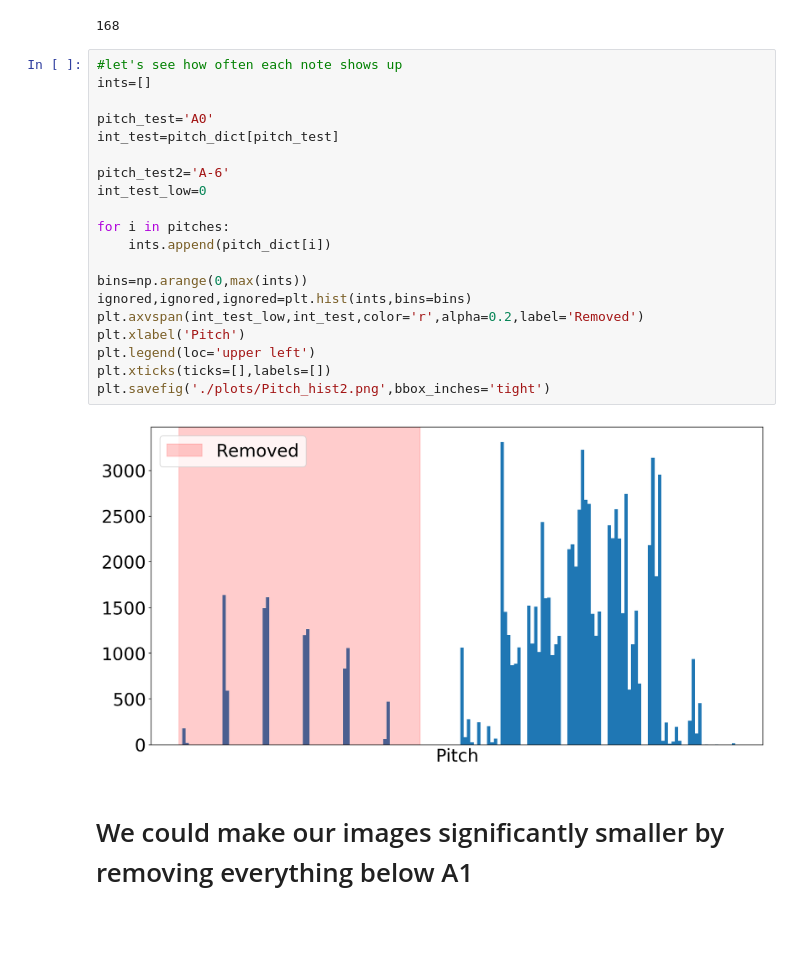
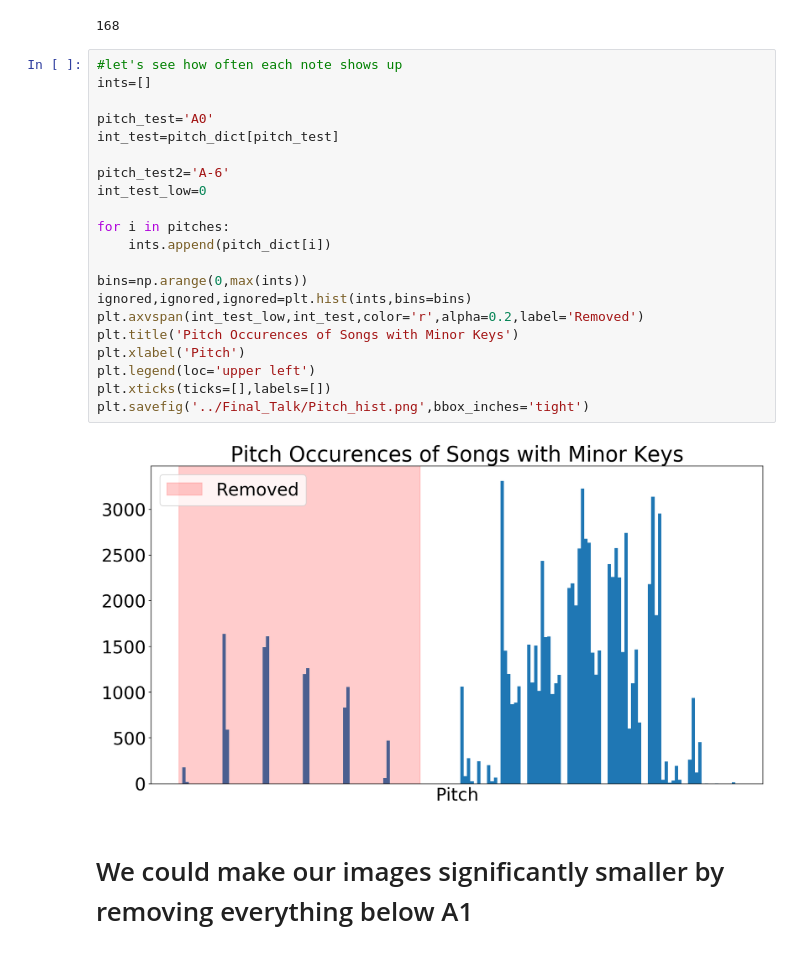
Before and after one commit to Collin-Dabbieri/GAN_Project, a Jupyter notebook: ConvGAN/Produce_Training_Data_Fifths.ipynb, the cells around one changed output. Drawn from its saved outputs; the diff is of its cells as text; blank space fills up the shorter version.

```diff
--- a/ConvGAN/Produce_Training_Data_Fifths.ipynb
+++ b/ConvGAN/Produce_Training_Data_Fifths.ipynb
@@ -212,25 +212,26 @@ print(num_pitches)
 # %%
 #let's see how often each note shows up
 ints=[]
 
 pitch_test='A0'
 int_test=pitch_dict[pitch_test]
 
 pitch_test2='A-6'
 int_test_low=0
 
 for i in pitches:
     ints.append(pitch_dict[i])
 
 bins=np.arange(0,max(ints))
 ignored,ignored,ignored=plt.hist(ints,bins=bins)
 plt.axvspan(int_test_low,int_test,color='r',alpha=0.2,label='Removed')
+plt.title('Pitch Occurences of Songs with Minor Keys')
 plt.xlabel('Pitch')
 plt.legend(loc='upper left')
 plt.xticks(ticks=[],labels=[])
-plt.savefig('./plots/Pitch_hist2.png',bbox_inches='tight')
+plt.savefig('../Final_Talk/Pitch_hist.png',bbox_inches='tight')
 # %% [output]
-[figure, old version]
+[figure, new version]
 # %% [markdown]
 # We could make our images significantly smaller by removing everything below A1
 # %%
```
Also changed, not shown: parts of 1 cell of this notebook, 1 other file.
